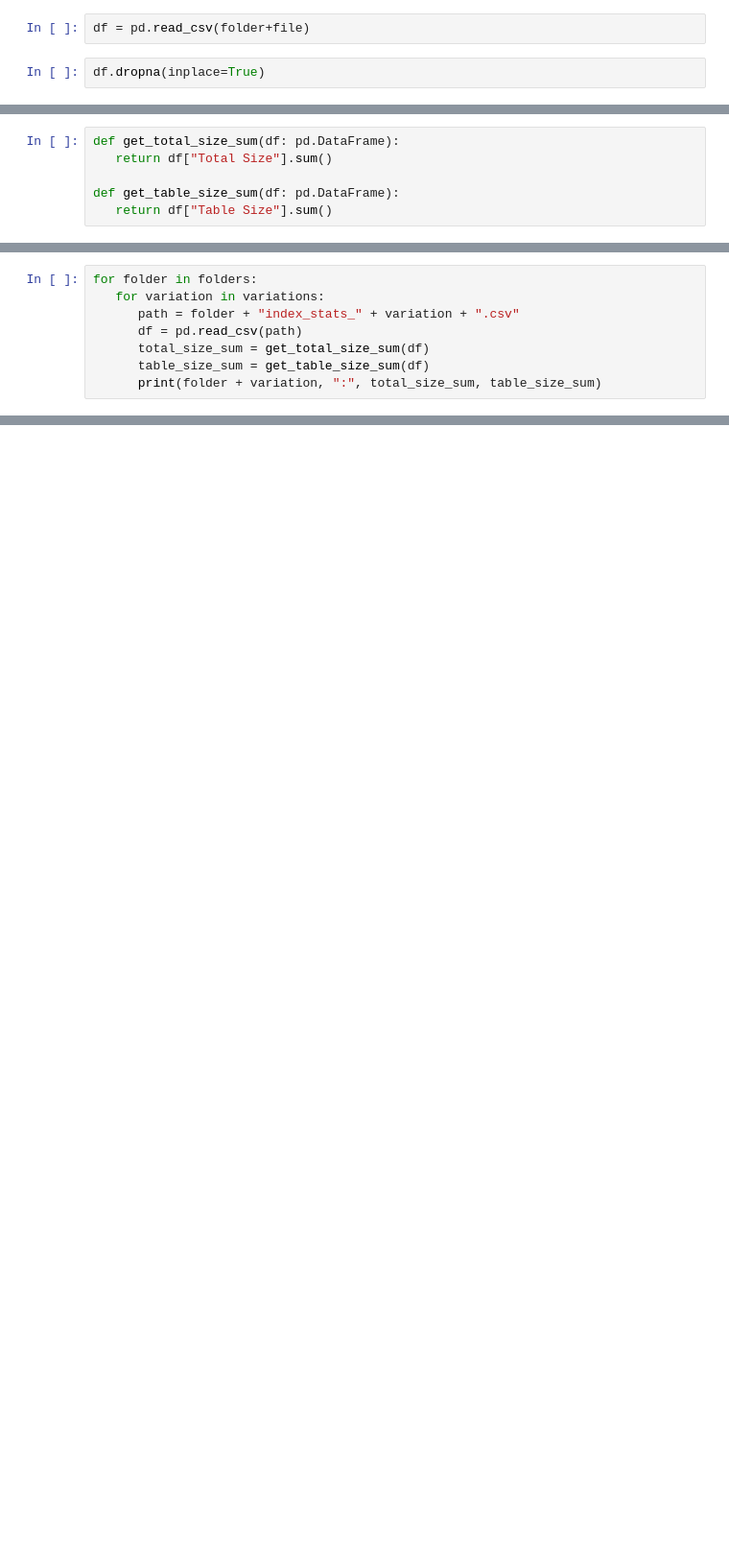
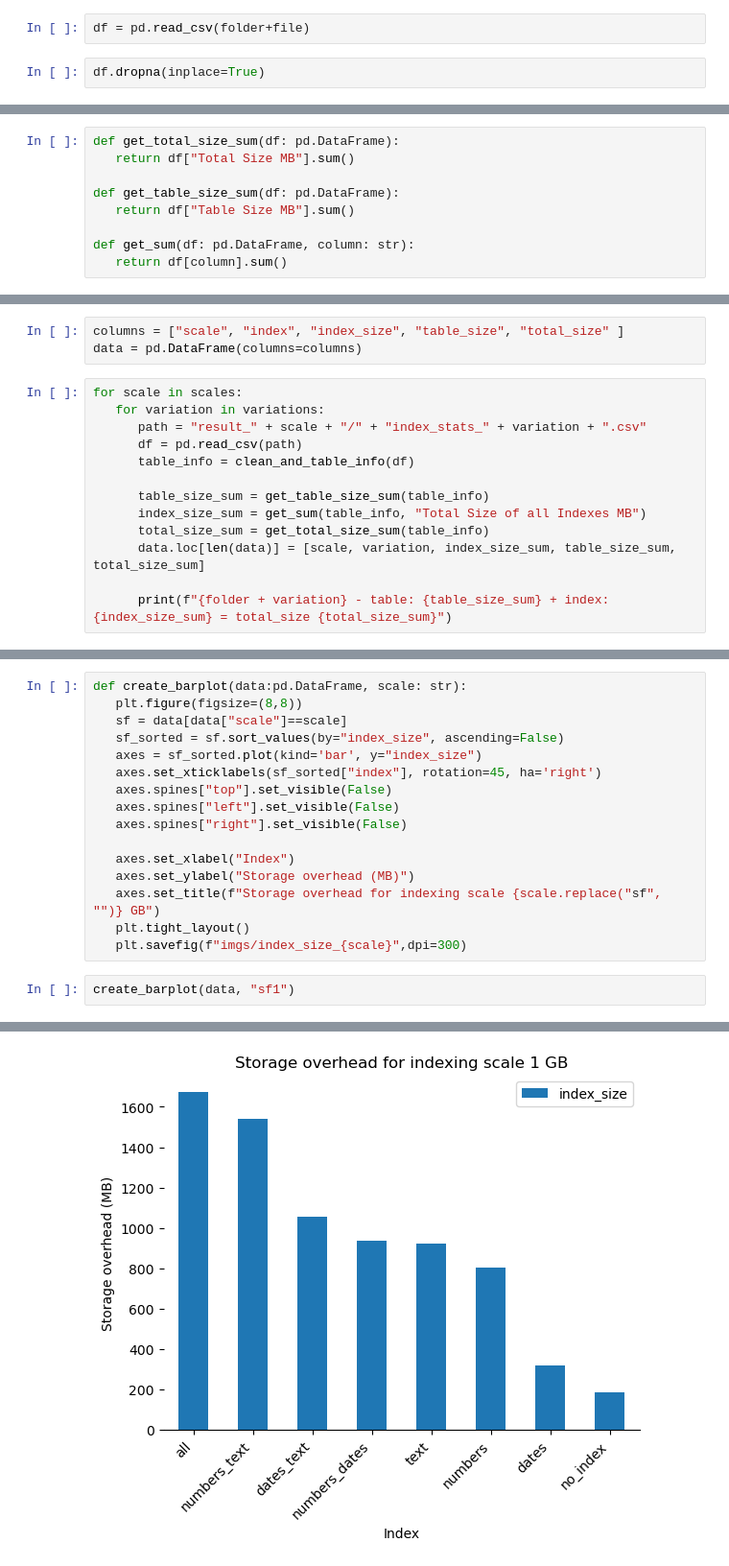
Before and after one commit to xXPinkmagicXx/csp_db, a Jupyter notebook: visualizations.ipynb, the cells around one changed output, grey strips where cells are left out. Shown at 96% size. Drawn from its saved outputs; the diff is of its cells as text; blank space fills up the shorter version.

Commit message:
made the index overhead visualization

```diff
--- a/visualizations.ipynb
+++ b/visualizations.ipynb
@@ -56,6 +88,9 @@ def clean_table(df : pd.DataFrame) -> pd.DataFrame:
 # %%
 def get_total_size_sum(df: pd.DataFrame):
-   return df["Total Size"].sum()
+   return df["Total Size MB"].sum()
 
 def get_table_size_sum(df: pd.DataFrame):
-   return df["Table Size"].sum()
+   return df["Table Size MB"].sum()
+
+def get_sum(df: pd.DataFrame, column: str):
+   return df[column].sum()
@@ -62,9 +116,17 @@ def get_table_size_sum(df: pd.DataFrame):
+# %%
+columns = ["scale", "index", "index_size", "table_size", "total_size" ]
+data = pd.DataFrame(columns=columns)
 # %%
-for folder in folders:
+for scale in scales:
    for variation in variations:
-      path = folder + "index_stats_" + variation + ".csv"
+      path = "result_" + scale + "/" + "index_stats_" + variation + ".csv"
       df = pd.read_csv(path)
-      total_size_sum = get_total_size_sum(df)
-      table_size_sum = get_table_size_sum(df)
-      print(folder + variation, ":", total_size_sum, table_size_sum)
+      table_info = clean_and_table_info(df)
+
+      table_size_sum = get_table_size_sum(table_info)
+      index_size_sum = get_sum(table_info, "Total Size of all Indexes MB")
+      total_size_sum = get_total_size_sum(table_info)
+      data.loc[len(data)] = [scale, variation, index_size_sum, table_size_sum, total_size_sum]
+
+      print(f"{folder + variation} - table: {table_size_sum} + index: {index_size_sum} = total_size {total_size_sum}")
 # %% [output]
@@ -71,0 +157,19 @@ TypeError: can only concatenate str (not "int") to str
+# %%
+def create_barplot(data:pd.DataFrame, scale: str):
+   plt.figure(figsize=(8,8))
+   sf = data[data["scale"]==scale]
+   sf_sorted = sf.sort_values(by="index_size", ascending=False)
+   axes = sf_sorted.plot(kind='bar', y="index_size")
+   axes.set_xticklabels(sf_sorted["index"], rotation=45, ha='right')
+   axes.spines["top"].set_visible(False)
+   axes.spines["left"].set_visible(False)
+   axes.spines["right"].set_visible(False)
+
+   axes.set_xlabel("Index")
+   axes.set_ylabel("Storage overhead (MB)")
+   axes.set_title(f"Storage overhead for indexing scale {scale.replace("sf", "")} GB")
+   plt.tight_layout()
+   plt.savefig(f"imgs/index_size_{scale}",dpi=300)
+# %%
+create_barplot(data, "sf1")
+# %% [output]
@@ -71,0 +177 @@ TypeError: can only concatenate str (not "int") to str
+[figure, added]
```
Also changed, not shown: parts of 20 cells of this notebook, 3 other files.
